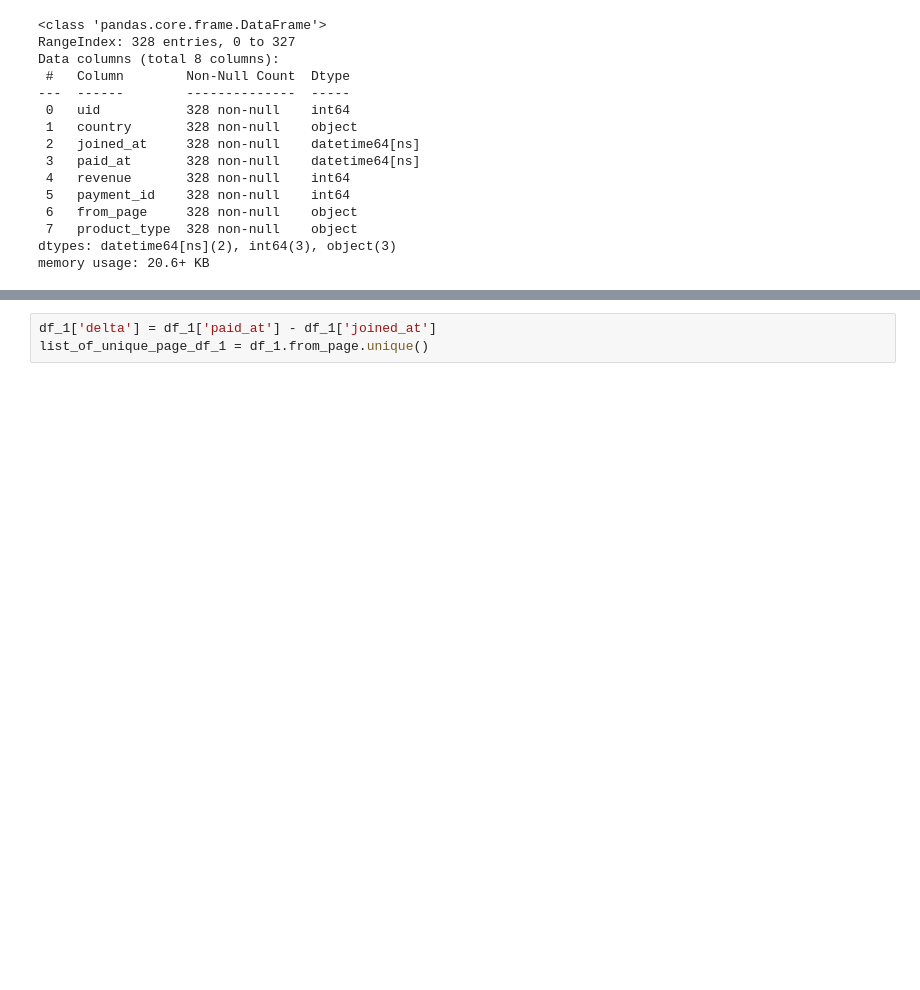
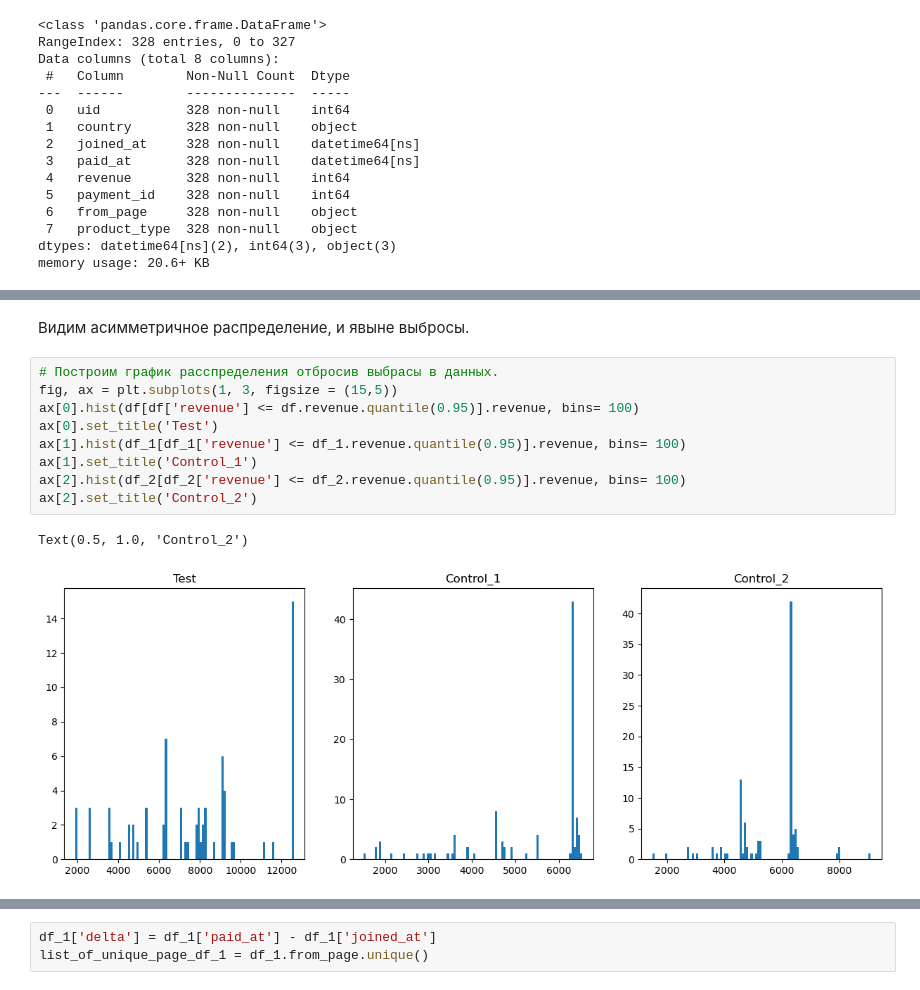
Before and after one commit to Ed-Tari/AB_test_project_2, a Jupyter notebook: pet_2.ipynb, the cells around one changed output, grey strips where cells are left out. Saved outputs shown, nothing was run; the diff lists cells and outputs as text; blank space fills up the shorter version.

```diff
--- a/pet_2.ipynb
+++ b/pet_2.ipynb
@@ -279,0 +287,14 @@ df_2.groupby(['uid'],as_index=False).agg({'revenue':'count'}).query("revenue > 1
+# %% [markdown]
+Видим асимметричное распределение, и явыне выбросы.
+# %%
+# Построим график расспределения отбросив выбрасы в данных.
+fig, ax = plt.subplots(1, 3, figsize = (15,5))
+ax[0].hist(df[df['revenue'] <= df.revenue.quantile(0.95)].revenue, bins= 100)
+ax[0].set_title('Test')
+ax[1].hist(df_1[df_1['revenue'] <= df_1.revenue.quantile(0.95)].revenue, bins= 100)
+ax[1].set_title('Control_1')
+ax[2].hist(df_2[df_2['revenue'] <= df_2.revenue.quantile(0.95)].revenue, bins= 100)
+ax[2].set_title('Control_2')
+# %% [output]
+Text(0.5, 1.0, 'Control_2')
+[figure, added]
```
Also changed, not shown: parts of 38 cells of this notebook.
